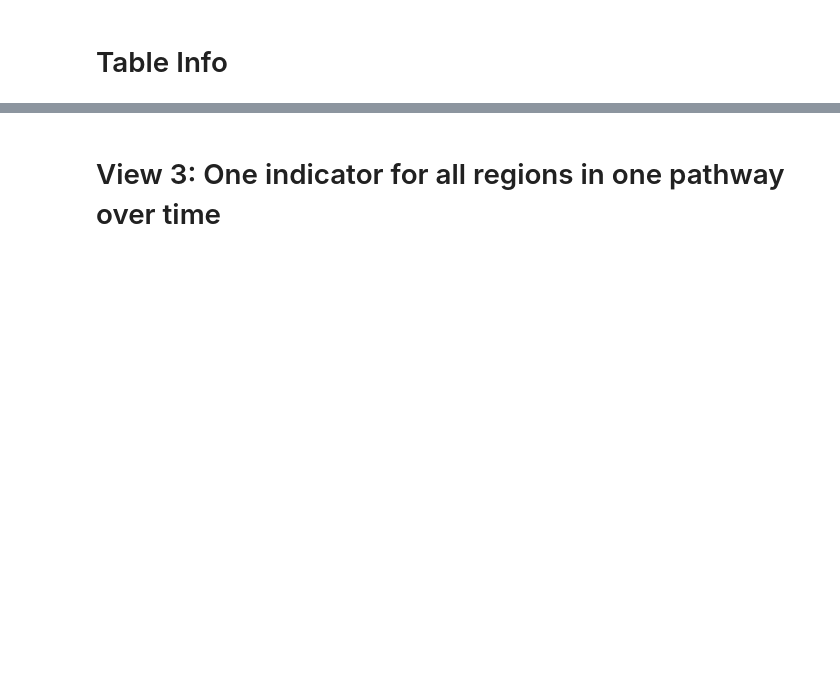
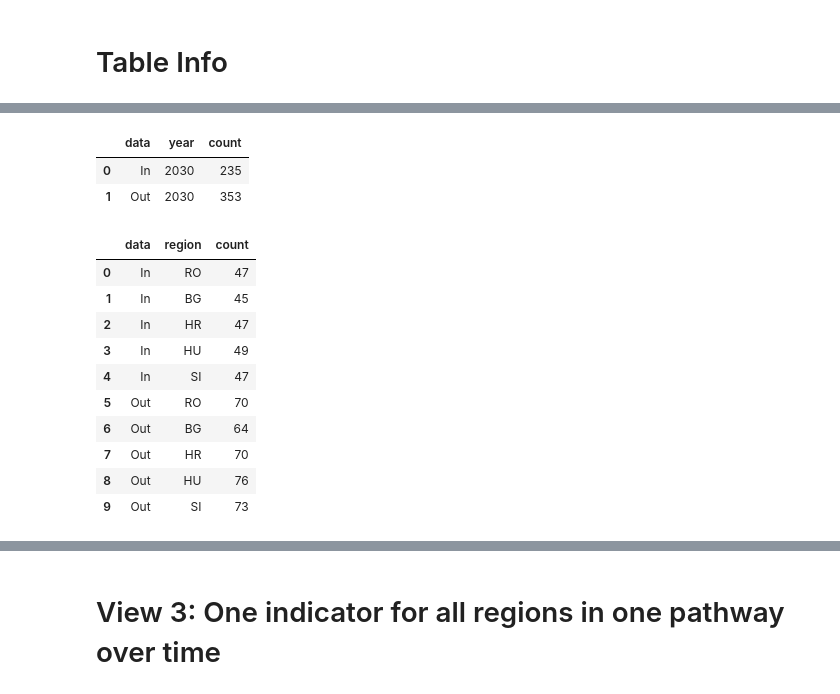
Before and after one commit to ReeemProject/reeem_db, a Jupyter notebook: database_views/reeem_jupyter/reeem_db_plot_Plexos.ipynb, the cells around one changed output, grey strips where cells are left out. Saved outputs shown, nothing was run; the diff lists cells and outputs as text; code cells hidden in the pictures; blank space fills up the shorter version.

```diff
--- a/database_views/reeem_jupyter/reeem_db_plot_Plexos.ipynb
+++ b/database_views/reeem_jupyter/reeem_db_plot_Plexos.ipynb
@@ -128,21 +161,37 @@ sql = text("""
     FROM    {0}.{2}
     GROUP BY {3}
     ORDER BY {3} ; """.format(schema, table_in, table_out, column))
-df = pd.read_sql_query(sql, con)
-df
+df_year = pd.read_sql_query(sql, con)
+df_year
+# %% [output]
+|  | data | year | count |
+| 0 | In | 2030 | 235 |
+| 1 | Out | 2030 | 353 |
 # %%
 # Regions
 column = 'region' # id, pathway, version, region, year, indicator, category, value, unit
 sql = text("""
     SELECT  'In' AS data, {3}, count(*) AS count
     FROM    {0}.{1}
     GROUP BY {3}
     UNION ALL
     SELECT  'Out' AS data, {3}, count(*) AS count
     FROM    {0}.{2}
     GROUP BY {3}; """.format(schema, table_in, table_out, column))
-df = pd.read_sql_query(sql, con)
-df
+df_reg = pd.read_sql_query(sql, con)
+df_reg
+# %% [output]
+|  | data | region | count |
+| 0 | In | RO | 47 |
+| 1 | In | BG | 45 |
+| 2 | In | HR | 47 |
+| 3 | In | HU | 49 |
+| 4 | In | SI | 47 |
+| 5 | Out | RO | 70 |
+| 6 | Out | BG | 64 |
+| 7 | Out | HR | 70 |
+| 8 | Out | HU | 76 |
+| 9 | Out | SI | 73 |
 # %%
 # Categories
 column = 'category' # id, pathway, version, region, year, indicator, category, value, unit
```
Also changed, not shown: parts of 24 cells of this notebook, 2 other files.
